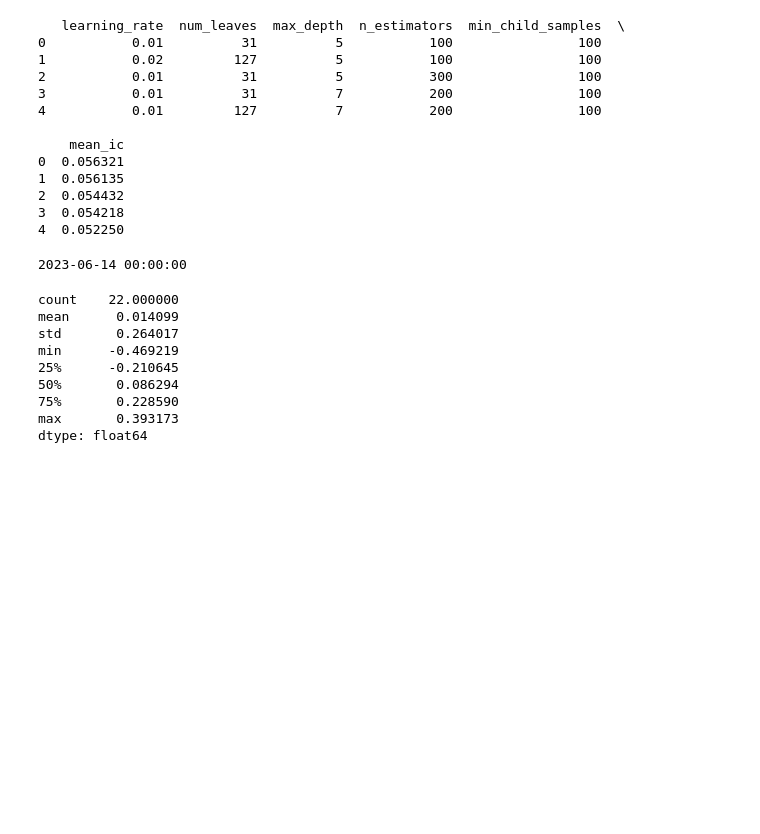
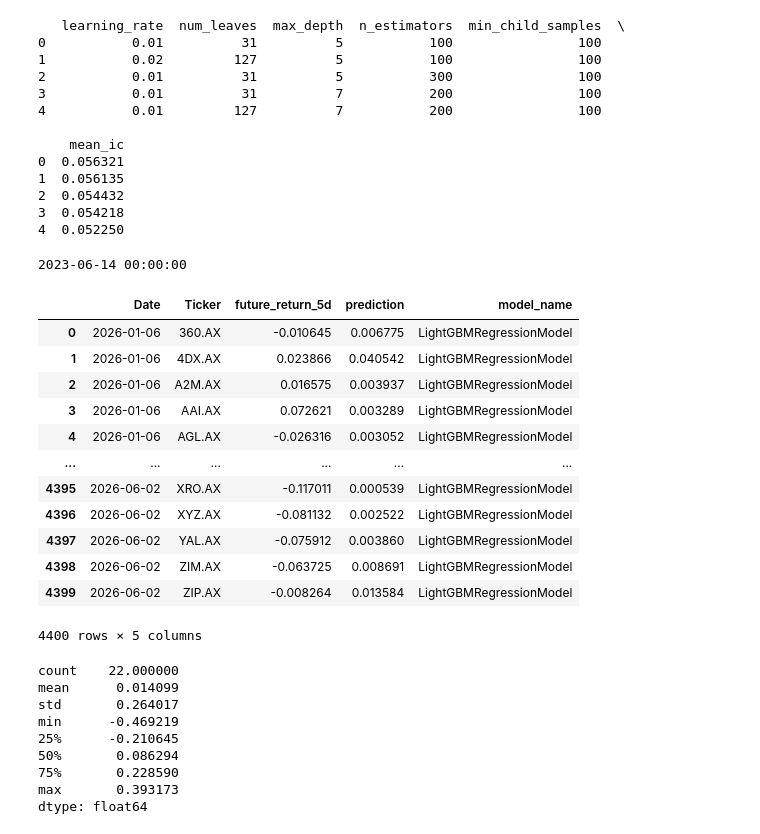
Before and after one commit to hungryfire267/systematic-equities-research, a Jupyter notebook: notebooks/lightgbm_walkforward_research.ipynb, the cells around one changed output. Drawn from its saved outputs; the diff is of its cells as text; code cells hidden in the pictures; blank space fills up the shorter version.

```diff
--- a/notebooks/lightgbm_walkforward_research.ipynb
+++ b/notebooks/lightgbm_walkforward_research.ipynb
@@ -117,6 +117,22 @@ daily_ic = test_preds.groupby("Date").apply(
 mean_ic = daily_ic.dropna().mean()
 # %% [output]
 2023-06-14 00:00:00
+# %%
+test_preds
+# %% [output]
+|  | Date | Ticker | future_return_5d | prediction | model_name |
+| 0 | 2026-01-06 | 360.AX | -0.010645 | 0.006775 | LightGBMRegressionModel |
+| 1 | 2026-01-06 | 4DX.AX | 0.023866 | 0.040542 | LightGBMRegressionModel |
+| 2 | 2026-01-06 | A2M.AX | 0.016575 | 0.003937 | LightGBMRegressionModel |
+| 3 | 2026-01-06 | AAI.AX | 0.072621 | 0.003289 | LightGBMRegressionModel |
+| 4 | 2026-01-06 | AGL.AX | -0.026316 | 0.003052 | LightGBMRegressionModel |
+| ... | ... | ... | ... | ... | ... |
+| 4395 | 2026-06-02 | XRO.AX | -0.117011 | 0.000539 | LightGBMRegressionModel |
+| 4396 | 2026-06-02 | XYZ.AX | -0.081132 | 0.002522 | LightGBMRegressionModel |
+| 4397 | 2026-06-02 | YAL.AX | -0.075912 | 0.003860 | LightGBMRegressionModel |
+| 4398 | 2026-06-02 | ZIM.AX | -0.063725 | 0.008691 | LightGBMRegressionModel |
+| 4399 | 2026-06-02 | ZIP.AX | -0.008264 | 0.013584 | LightGBMRegressionModel |
+4400 rows × 5 columns
 # %%
 daily_ic.describe()
 # %% [output]
```
Also changed, not shown: parts of 1 cell of this notebook, 4 other files.
